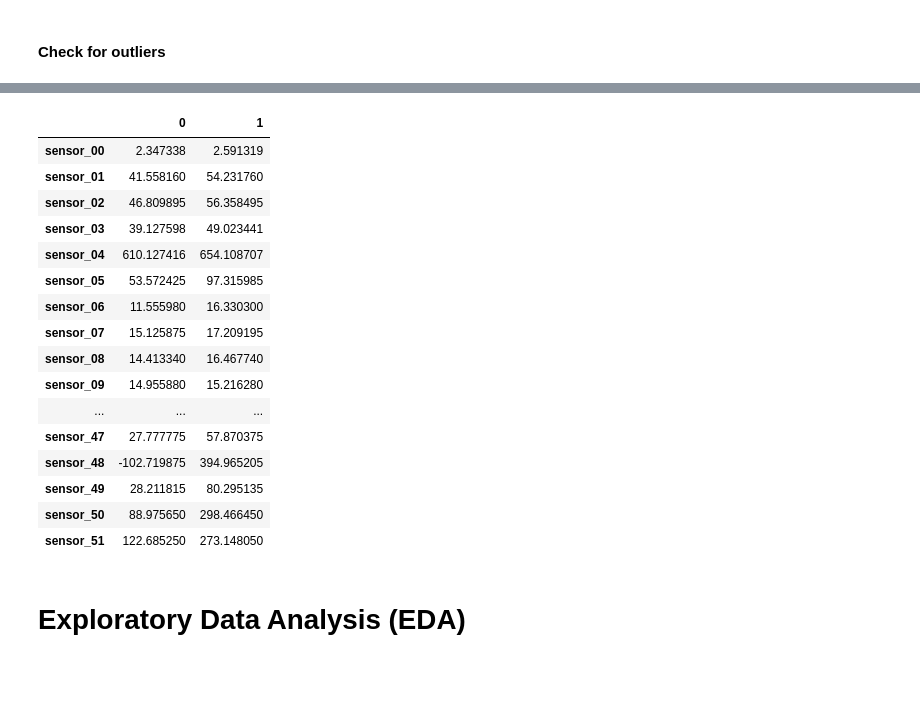
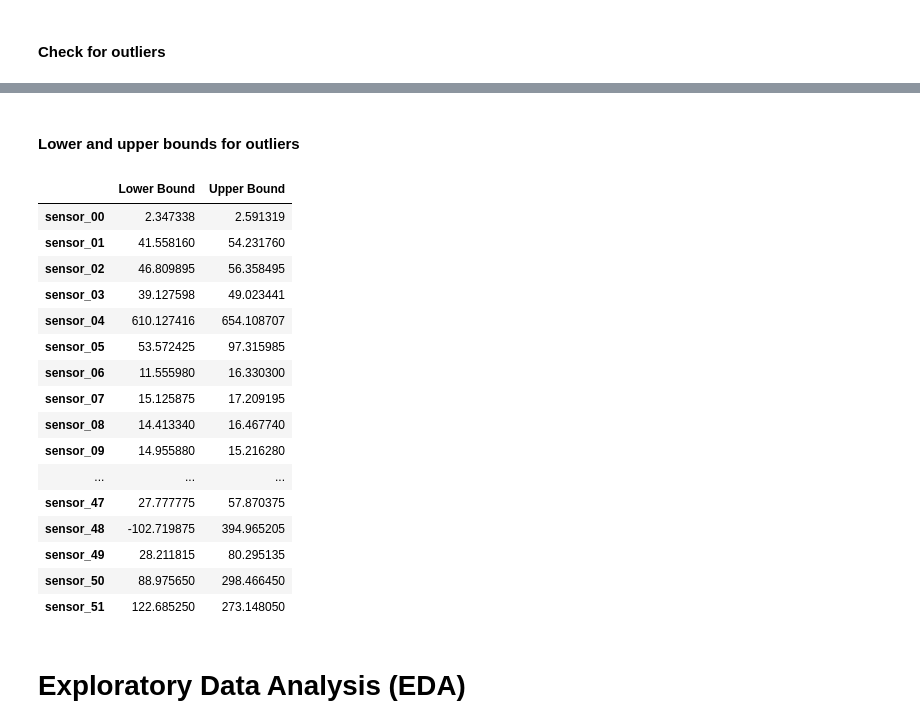
Before and after one commit to piotr-druzdzel/LSTM-for-Time-Series-Sensor-Data, a Jupyter notebook: main.ipynb, the cells around one changed output, grey strips where cells are left out. Drawn from its saved outputs; the diff is of its cells as text; code cells hidden in the pictures; blank space fills up the shorter version.

Commit message:
outliers check

```diff
--- a/main.ipynb
+++ b/main.ipynb
@@ -171,7 +175,9 @@ dtype: int64
+# %% [markdown]
+#### Lower and upper bounds for outliers
 # %%
-pd.concat([lower_bound, upper_bound], axis=1)
+pd.concat([lower_bound, upper_bound], axis=1, keys=['Lower Bound','Upper Bound'])
 # %% [output]
-|  | 0 | 1 |
+|  | Lower Bound | Upper Bound |
 | sensor_00 | 2.347338 | 2.591319 |
 | sensor_01 | 41.558160 | 54.231760 |
 | sensor_02 | 46.809895 | 56.358495 |
```
Also changed, not shown: parts of 1 cell of this notebook.
